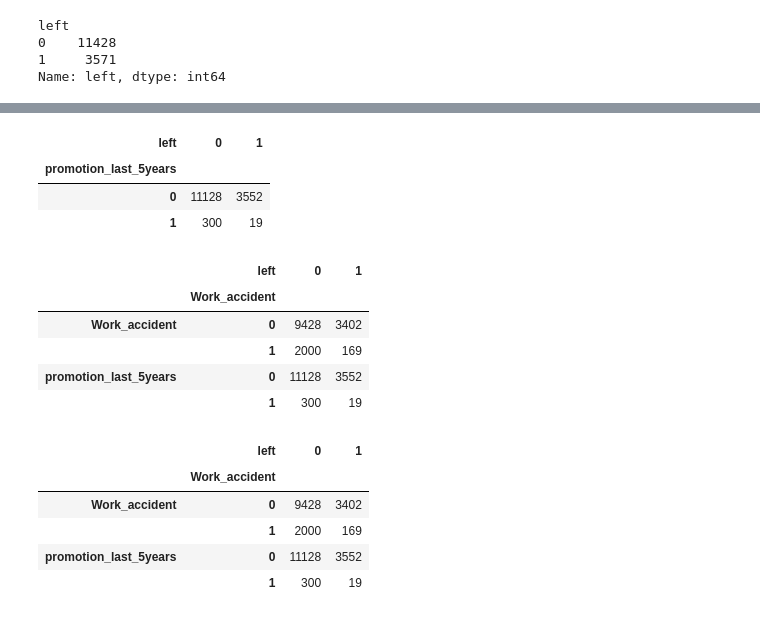
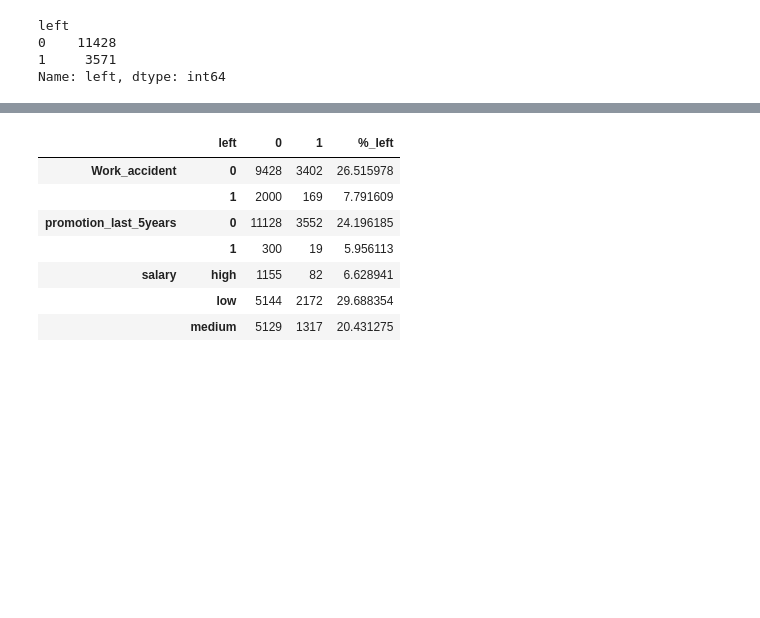
Before and after one commit to pramodnagare/Applied-Learning, a Jupyter notebook: Employee Retention Tool Kit/ToolKit.ipynb, the cells around one changed output, grey strips where cells are left out. Cells and saved outputs as stored; diff of their text form; code cells hidden in the pictures; blank space fills up the shorter version.

```diff
--- a/Employee Retention Tool Kit/ToolKit.ipynb
+++ b/Employee Retention Tool Kit/ToolKit.ipynb
@@ -146,27 +152,14 @@ A
-# %%
-B = pd.crosstab(data.promotion_last_5years, data.left)
-B
-# %% [output]
-| left | 0 | 1 |
-| promotion_last_5years |  |  |
-| 0 | 11128 | 3552 |
-| 1 | 300 | 19 |
-# %%
-pd.concat([A,B], keys=['Work_accident', 'promotion_last_5years'])
-# %% [output]
-|  | left | 0 | 1 |
-|  | Work_accident |  |  |
-| Work_accident | 0 | 9428 | 3402 |
-|  | 1 | 2000 | 169 |
-| promotion_last_5years | 0 | 11128 | 3552 |
-|  | 1 | 300 | 19 |
 # %%
-summary = pd.concat([pd.crosstab(data[x], data['left']) for x in ['Work_accident', 'promotion_last_5years']], keys=['Work_accident', 'promotion_last_5years'])
+columns = ['Work_accident', 'promotion_last_5years', 'salary']
+summary = pd.concat([pd.crosstab(data[x], data['left']) for x in columns], keys=columns)
+summary['%_left'] = summary[1] * 100 /(summary[0] + summary[1])
 summary
 # %% [output]
-|  | left | 0 | 1 |
-|  | Work_accident |  |  |
-| Work_accident | 0 | 9428 | 3402 |
-|  | 1 | 2000 | 169 |
-| promotion_last_5years | 0 | 11128 | 3552 |
-|  | 1 | 300 | 19 |
+|  | left | 0 | 1 | %_left |
+| Work_accident | 0 | 9428 | 3402 | 26.515978 |
+|  | 1 | 2000 | 169 | 7.791609 |
+| promotion_last_5years | 0 | 11128 | 3552 | 24.196185 |
+|  | 1 | 300 | 19 | 5.956113 |
+| salary | high | 1155 | 82 | 6.628941 |
+|  | low | 5144 | 2172 | 29.688354 |
+|  | medium | 5129 | 1317 | 20.431275 |
```
Also changed, not shown: parts of 13 cells of this notebook.
